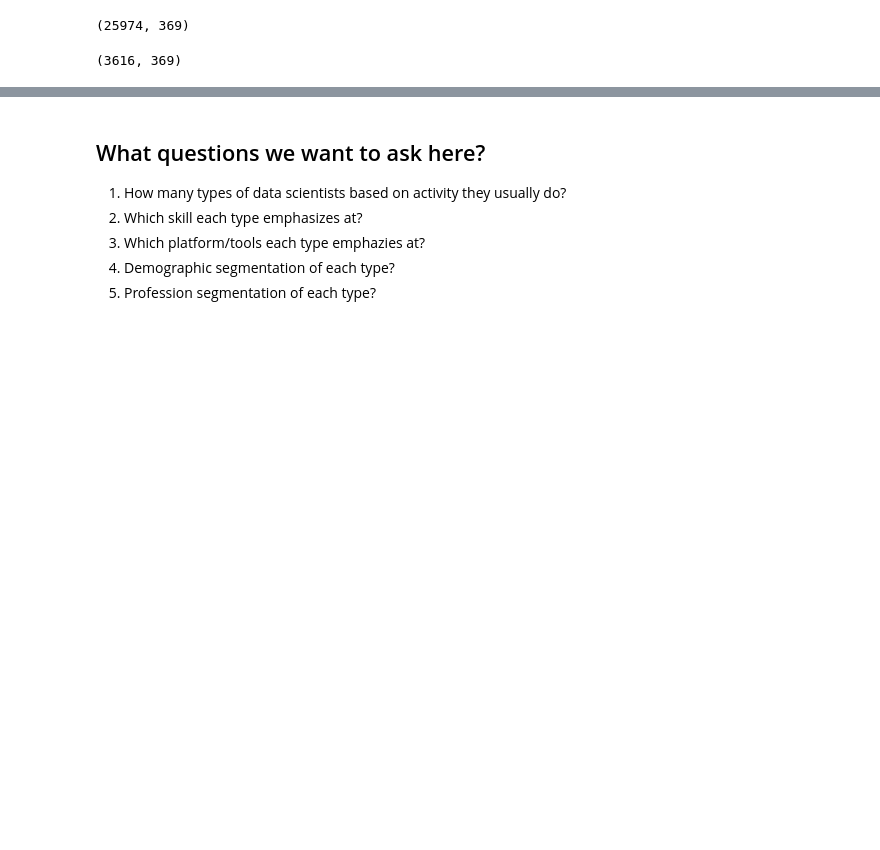
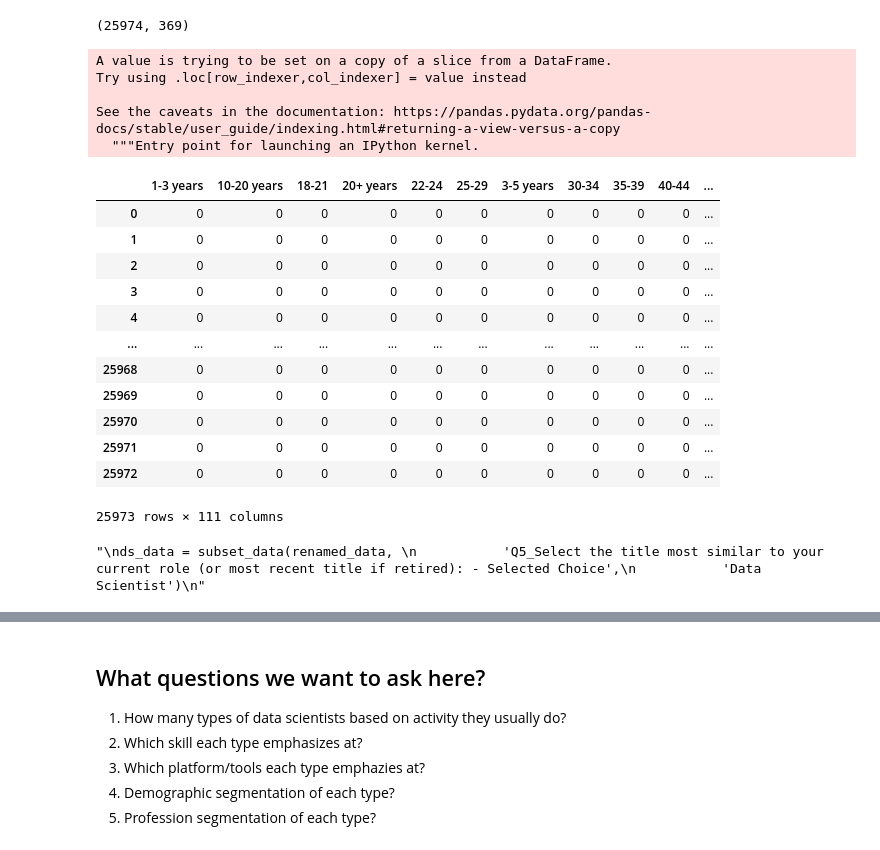
Before and after one commit to thecrossed/kaggle_survey_2021, a Jupyter notebook: what-do-data-scientists-usually-do.ipynb, the cells around one changed output, grey strips where cells are left out. Drawn from its saved outputs; the diff is of its cells as text; code cells hidden in the pictures; blank space fills up the shorter version.

Commit message:
Kaggle Notebook | Who is most similar to you? | Version 22

```diff
--- a/what-do-data-scientists-usually-do.ipynb
+++ b/what-do-data-scientists-usually-do.ipynb
@@ -63,5 +79,65 @@ def rename_columns(df):
 # %%
 renamed_data = rename_columns(data)
+# %%
+demographic_data = renamed_data.iloc[: , 1:7]
+# %%
+demographic_data['participant_id'] = demographic_data.index
+# %% [output]
+A value is trying to be set on a copy of a slice from a DataFrame.
+Try using .loc[row_indexer,col_indexer] = value instead
+
+See the caveats in the documentation: https://pandas.pydata.org/pandas-docs/stable/user_guide/indexing.html#returning-a-view-versus-a-copy
+  """Entry point for launching an IPython kernel.
+# %%
+def pivot_col(df, col , aggr = 'participant_id'):
+    """
+    input:
+    df - target dataset
+    col - the column we want to pivot its value as new columns
+    aggr - the column we used to group by the dataset
+
+    output:
+    return a pivoted dataframe where columns are value from the col of old dataframe
+    """
+
+    pivoted_df = df.pivot(index = aggr, columns=col, values=col).reset_index().iloc[: , 1:]
+
+    return pivoted_df
+# %%
+def pivot_df(df, var_cols, aggr = 'participant_id'):
+    """
+    input:
+    df - targer dataframe
+    var_cols - a list of column names we want to pivot
+    aggr - the column we used to group by the dataset
+
+    output:
+    return a dataframe where each column comes from value of each col of old dataframe
+    NaN value replaced with 0 while non-NaN value replaced with 1
+    """
+
+    pivoted_df = pd.DataFrame()
+    for col in var_cols:
+        pivoted = pivot_col(demographic_data, col, aggr)
+        pivoted_df = pivoted_df + pivoted
+    pivoted_df = replace_nan(pivoted_df)
+    pivoted_df['participant_id'] = pivoted_df.index
+    return pivoted_df
+pivot_df(demographic_data, demographic_data.columns[:-1])
+# %% [output]
+|  | 1-3 years | 10-20 years | 18-21 | 20+ years | 22-24 | 25-29 | 3-5 years | 30-34 | 35-39 | 40-44 | ... |
+| 0 | 0 | 0 | 0 | 0 | 0 | 0 | 0 | 0 | 0 | 0 | ... |
+| 1 | 0 | 0 | 0 | 0 | 0 | 0 | 0 | 0 | 0 | 0 | ... |
+| 2 | 0 | 0 | 0 | 0 | 0 | 0 | 0 | 0 | 0 | 0 | ... |
+| 3 | 0 | 0 | 0 | 0 | 0 | 0 | 0 | 0 | 0 | 0 | ... |
+| 4 | 0 | 0 | 0 | 0 | 0 | 0 | 0 | 0 | 0 | 0 | ... |
+| ... | ... | ... | ... | ... | ... | ... | ... | ... | ... | ... | ... |
+| 25968 | 0 | 0 | 0 | 0 | 0 | 0 | 0 | 0 | 0 | 0 | ... |
+| 25969 | 0 | 0 | 0 | 0 | 0 | 0 | 0 | 0 | 0 | 0 | ... |
+| 25970 | 0 | 0 | 0 | 0 | 0 | 0 | 0 | 0 | 0 | 0 | ... |
+| 25971 | 0 | 0 | 0 | 0 | 0 | 0 | 0 | 0 | 0 | 0 | ... |
+| 25972 | 0 | 0 | 0 | 0 | 0 | 0 | 0 | 0 | 0 | 0 | ... |
+25973 rows × 111 columns
 # %%
 def subset_data(df, col, criteria):
     """
@@ -77,15 +153,13 @@ def subset_data(df, col, criteria):
     new_df = df.loc[df[col] == criteria]
 
     return new_df
-
+"""
 ds_data = subset_data(renamed_data,
            'Q5_Select the title most similar to your current role (or most recent title if retired): - Selected Choice',
            'Data Scientist')
+"""
+# %% [output]
+"\nds_data = subset_data(renamed_data, \n           'Q5_Select the title most similar to your current role (or most recent title if retired): - Selected Choice',\n           'Data Scientist')\n"
-# %%
-# We have 3616 data scientists contributing to this survey
-ds_data.shape
-# %% [output]
-(3616, 369)
 # %%
 def question_columns(df, query, method = 'strict'):
     """
```
Also changed, not shown: parts of 9 cells of this notebook.
